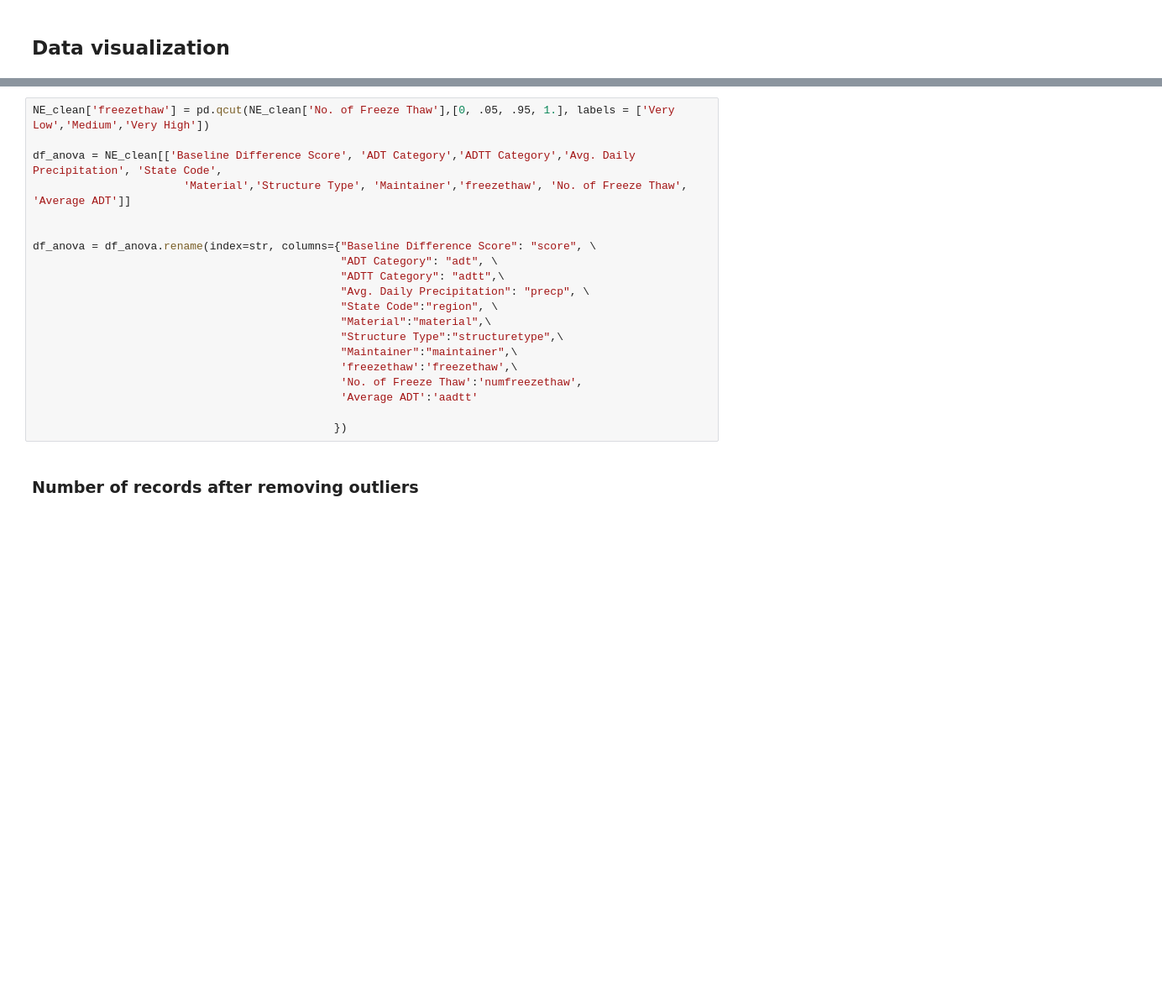
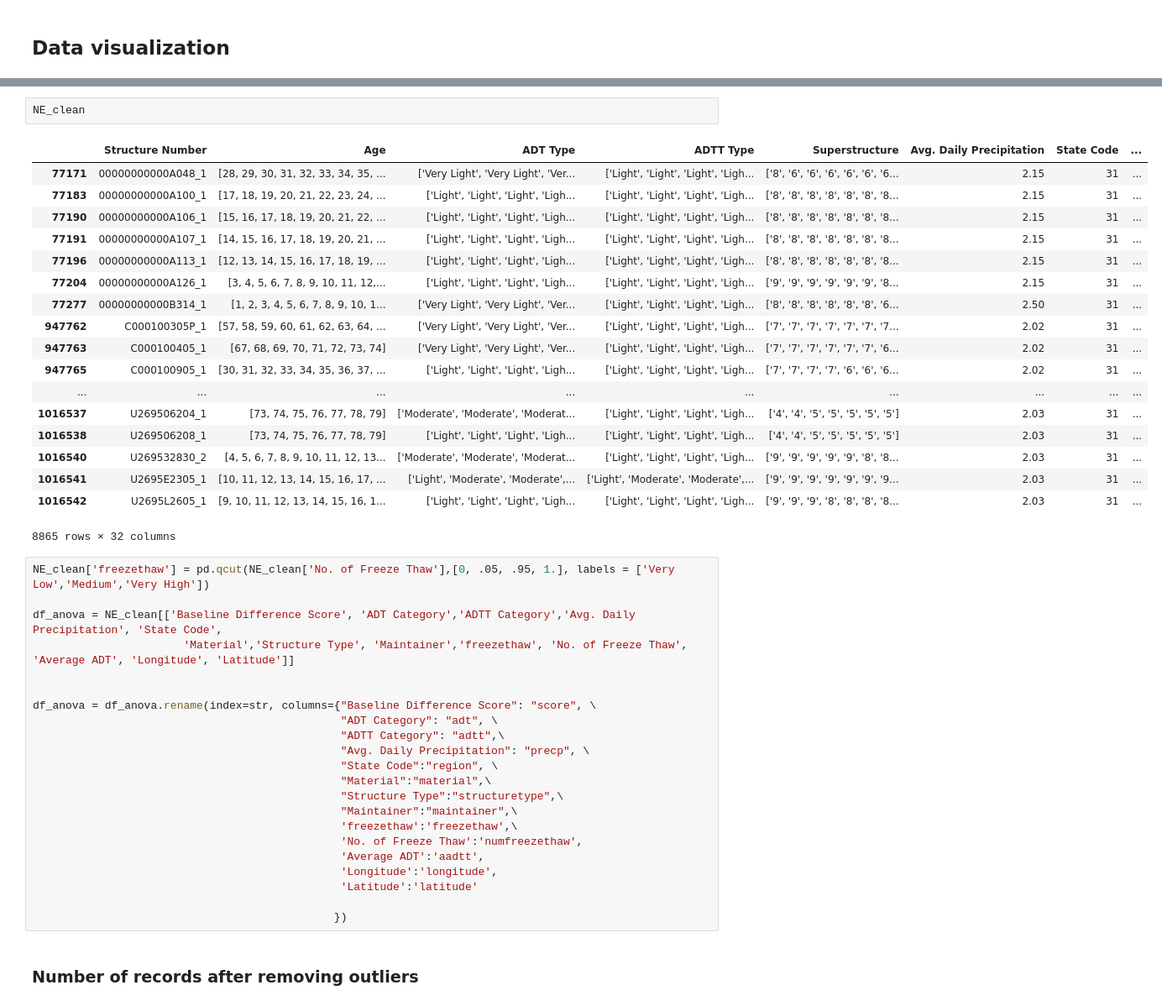
Before and after one commit to kaleoyster/thesis, a Jupyter notebook: analysis/06-13-19-effect-of-freeze-thaw-on bridge-condition.ipynb, the cells around one changed output, grey strips where cells are left out. Shown at 84% size. Cells and saved outputs as stored; diff of their text form; blank space fills up the shorter version.

```diff
--- a/analysis/06-13-19-effect-of-freeze-thaw-on bridge-condition.ipynb
+++ b/analysis/06-13-19-effect-of-freeze-thaw-on bridge-condition.ipynb
@@ -172,8 +172,29 @@ plt.show()
+# %%
+NE_clean
+# %% [output]
+|  | Structure Number | Age | ADT Type | ADTT Type | Superstructure | Avg. Daily Precipitation | State Code | ... |
+| 77171 | 00000000000A048_1 | [28, 29, 30, 31, 32, 33, 34, 35, ... | ['Very Light', 'Very Light', 'Ver... | ['Light', 'Light', 'Light', 'Ligh... | ['8', '6', '6', '6', '6', '6', '6... | 2.15 | 31 | ... |
+| 77183 | 00000000000A100_1 | [17, 18, 19, 20, 21, 22, 23, 24, ... | ['Light', 'Light', 'Light', 'Ligh... | ['Light', 'Light', 'Light', 'Ligh... | ['8', '8', '8', '8', '8', '8', '8... | 2.15 | 31 | ... |
+| 77190 | 00000000000A106_1 | [15, 16, 17, 18, 19, 20, 21, 22, ... | ['Light', 'Light', 'Light', 'Ligh... | ['Light', 'Light', 'Light', 'Ligh... | ['8', '8', '8', '8', '8', '8', '8... | 2.15 | 31 | ... |
+| 77191 | 00000000000A107_1 | [14, 15, 16, 17, 18, 19, 20, 21, ... | ['Light', 'Light', 'Light', 'Ligh... | ['Light', 'Light', 'Light', 'Ligh... | ['8', '8', '8', '8', '8', '8', '8... | 2.15 | 31 | ... |
+| 77196 | 00000000000A113_1 | [12, 13, 14, 15, 16, 17, 18, 19, ... | ['Light', 'Light', 'Light', 'Ligh... | ['Light', 'Light', 'Light', 'Ligh... | ['8', '8', '8', '8', '8', '8', '8... | 2.15 | 31 | ... |
+| 77204 | 00000000000A126_1 | [3, 4, 5, 6, 7, 8, 9, 10, 11, 12,... | ['Light', 'Light', 'Light', 'Ligh... | ['Light', 'Light', 'Light', 'Ligh... | ['9', '9', '9', '9', '9', '9', '8... | 2.15 | 31 | ... |
+| 77277 | 00000000000B314_1 | [1, 2, 3, 4, 5, 6, 7, 8, 9, 10, 1... | ['Very Light', 'Very Light', 'Ver... | ['Light', 'Light', 'Light', 'Ligh... | ['8', '8', '8', '8', '8', '8', '6... | 2.50 | 31 | ... |
+| 947762 | C000100305P_1 | [57, 58, 59, 60, 61, 62, 63, 64, ... | ['Very Light', 'Very Light', 'Ver... | ['Light', 'Light', 'Light', 'Ligh... | ['7', '7', '7', '7', '7', '7', '7... | 2.02 | 31 | ... |
+| 947763 | C000100405_1 | [67, 68, 69, 70, 71, 72, 73, 74] | ['Very Light', 'Very Light', 'Ver... | ['Light', 'Light', 'Light', 'Ligh... | ['7', '7', '7', '7', '7', '7', '6... | 2.02 | 31 | ... |
+| 947765 | C000100905_1 | [30, 31, 32, 33, 34, 35, 36, 37, ... | ['Light', 'Light', 'Light', 'Ligh... | ['Light', 'Light', 'Light', 'Ligh... | ['7', '7', '7', '7', '6', '6', '6... | 2.02 | 31 | ... |
+| ... | ... | ... | ... | ... | ... | ... | ... | ... |
+| 1016537 | U269506204_1 | [73, 74, 75, 76, 77, 78, 79] | ['Moderate', 'Moderate', 'Moderat... | ['Light', 'Light', 'Light', 'Ligh... | ['4', '4', '5', '5', '5', '5', '5'] | 2.03 | 31 | ... |
+| 1016538 | U269506208_1 | [73, 74, 75, 76, 77, 78, 79] | ['Light', 'Light', 'Light', 'Ligh... | ['Light', 'Light', 'Light', 'Ligh... | ['4', '4', '5', '5', '5', '5', '5'] | 2.03 | 31 | ... |
+| 1016540 | U269532830_2 | [4, 5, 6, 7, 8, 9, 10, 11, 12, 13... | ['Moderate', 'Moderate', 'Moderat... | ['Light', 'Light', 'Light', 'Ligh... | ['9', '9', '9', '9', '9', '8', '8... | 2.03 | 31 | ... |
+| 1016541 | U2695E2305_1 | [10, 11, 12, 13, 14, 15, 16, 17, ... | ['Light', 'Moderate', 'Moderate',... | ['Light', 'Moderate', 'Moderate',... | ['9', '9', '9', '9', '9', '9', '9... | 2.03 | 31 | ... |
+| 1016542 | U2695L2605_1 | [9, 10, 11, 12, 13, 14, 15, 16, 1... | ['Light', 'Light', 'Light', 'Ligh... | ['Light', 'Light', 'Light', 'Ligh... | ['9', '9', '9', '8', '8', '8', '8... | 2.03 | 31 | ... |
+8865 rows × 32 columns
 # %%
 NE_clean['freezethaw'] = pd.qcut(NE_clean['No. of Freeze Thaw'],[0, .05, .95, 1.], labels = ['Very Low','Medium','Very High'])
 
 df_anova = NE_clean[['Baseline Difference Score', 'ADT Category','ADTT Category','Avg. Daily Precipitation', 'State Code',
-                       'Material','Structure Type', 'Maintainer','freezethaw', 'No. of Freeze Thaw', 'Average ADT']]
+                       'Material','Structure Type', 'Maintainer','freezethaw', 'No. of Freeze Thaw', 'Average ADT', 'Longitude', 'Latitude']]
 
 
 df_anova = df_anova.rename(index=str, columns={"Baseline Difference Score": "score", \
@@ -186,7 +207,9 @@ df_anova = df_anova.rename(index=str, columns={"Baseline Difference Score": "sco
                                                "Maintainer":"maintainer",\
                                                'freezethaw':'freezethaw',\
                                                'No. of Freeze Thaw':'numfreezethaw',
-                                               'Average ADT':'aadtt'
+                                               'Average ADT':'aadtt',
+                                               'Longitude':'longitude',
+                                               'Latitude':'latitude'
 
                                               })
 # %% [markdown]
```
Also changed, not shown: parts of 22 cells of this notebook, 1 other file.
